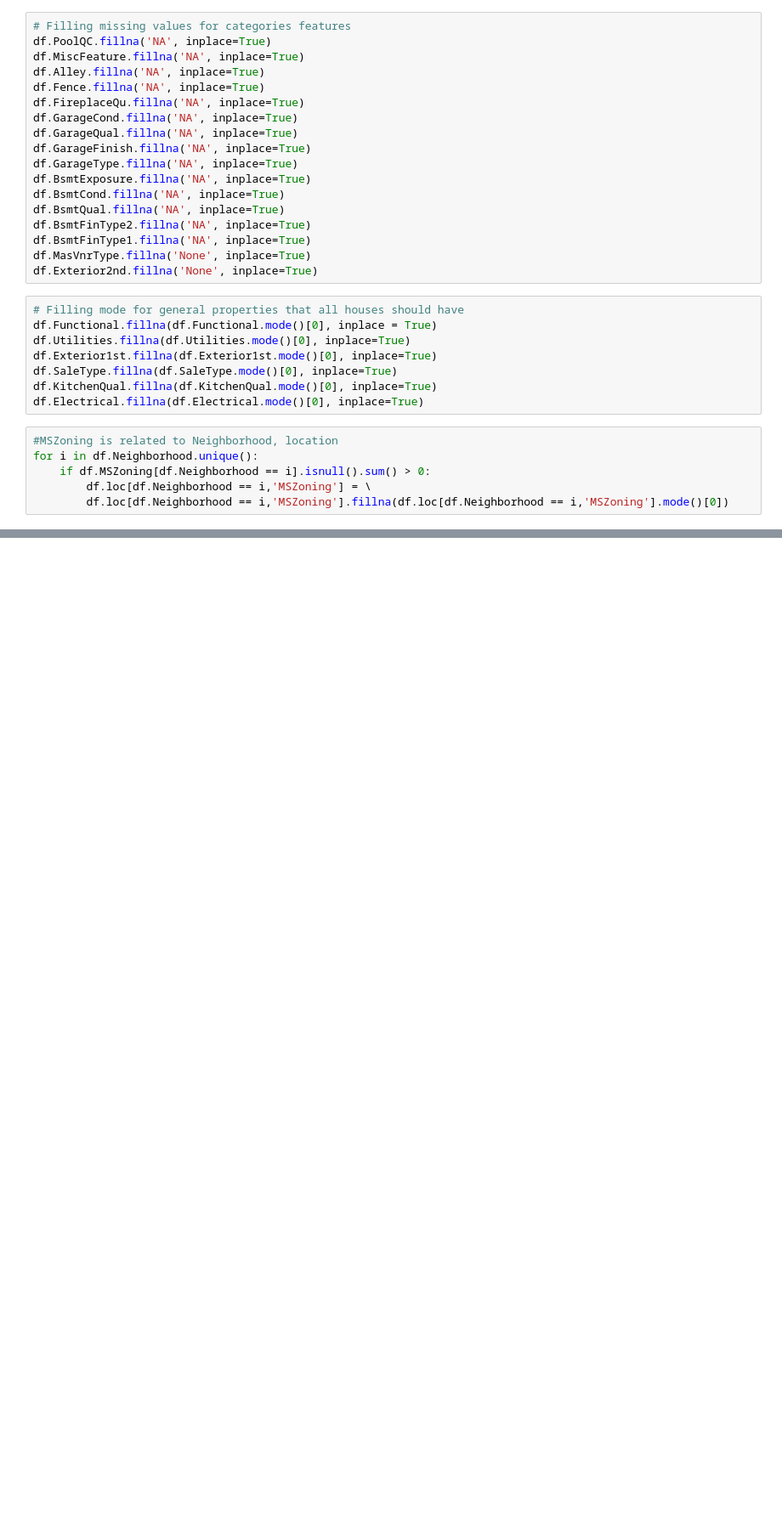
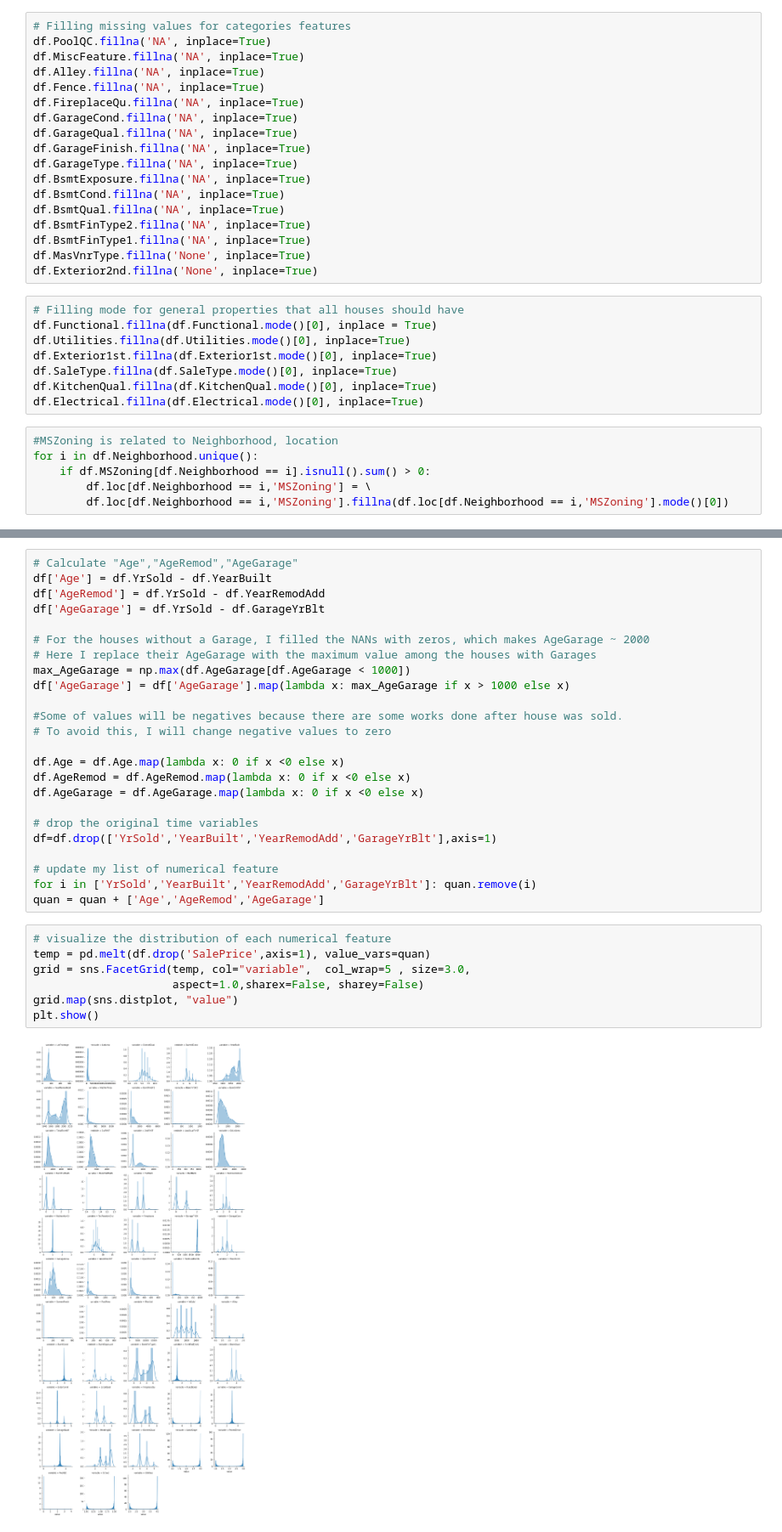
Before and after one commit to thaohh69/Kaggle-House-Prices, a Jupyter notebook: notebook.ipynb, the cells around one changed output, grey strips where cells are left out. Shown at 85% size. Cells and saved outputs as stored; diff of their text form; blank space fills up the shorter version.

```diff
--- a/notebook.ipynb
+++ b/notebook.ipynb
@@ -176,0 +219,33 @@ for i in df.Neighborhood.unique():
+# %%
+# Calculate "Age","AgeRemod","AgeGarage"
+df['Age'] = df.YrSold - df.YearBuilt
+df['AgeRemod'] = df.YrSold - df.YearRemodAdd
+df['AgeGarage'] = df.YrSold - df.GarageYrBlt
+
+# For the houses without a Garage, I filled the NANs with zeros, which makes AgeGarage ~ 2000
+# Here I replace their AgeGarage with the maximum value among the houses with Garages
+max_AgeGarage = np.max(df.AgeGarage[df.AgeGarage < 1000])
+df['AgeGarage'] = df['AgeGarage'].map(lambda x: max_AgeGarage if x > 1000 else x)
+
+#Some of values will be negatives because there are some works done after house was sold.
+# To avoid this, I will change negative values to zero
+
+df.Age = df.Age.map(lambda x: 0 if x <0 else x)
+df.AgeRemod = df.AgeRemod.map(lambda x: 0 if x <0 else x)
+df.AgeGarage = df.AgeGarage.map(lambda x: 0 if x <0 else x)
+
+# drop the original time variables
+df=df.drop(['YrSold','YearBuilt','YearRemodAdd','GarageYrBlt'],axis=1)
+
+# update my list of numerical feature
+for i in ['YrSold','YearBuilt','YearRemodAdd','GarageYrBlt']: quan.remove(i)
+quan = quan + ['Age','AgeRemod','AgeGarage']
+# %%
+# visualize the distribution of each numerical feature
+temp = pd.melt(df.drop('SalePrice',axis=1), value_vars=quan)
+grid = sns.FacetGrid(temp, col="variable",  col_wrap=5 , size=3.0,
+                     aspect=1.0,sharex=False, sharey=False)
+grid.map(sns.distplot, "value")
+plt.show()
+# %% [output]
+[figure, added]
```
Also changed, not shown: parts of 2 cells of this notebook.
